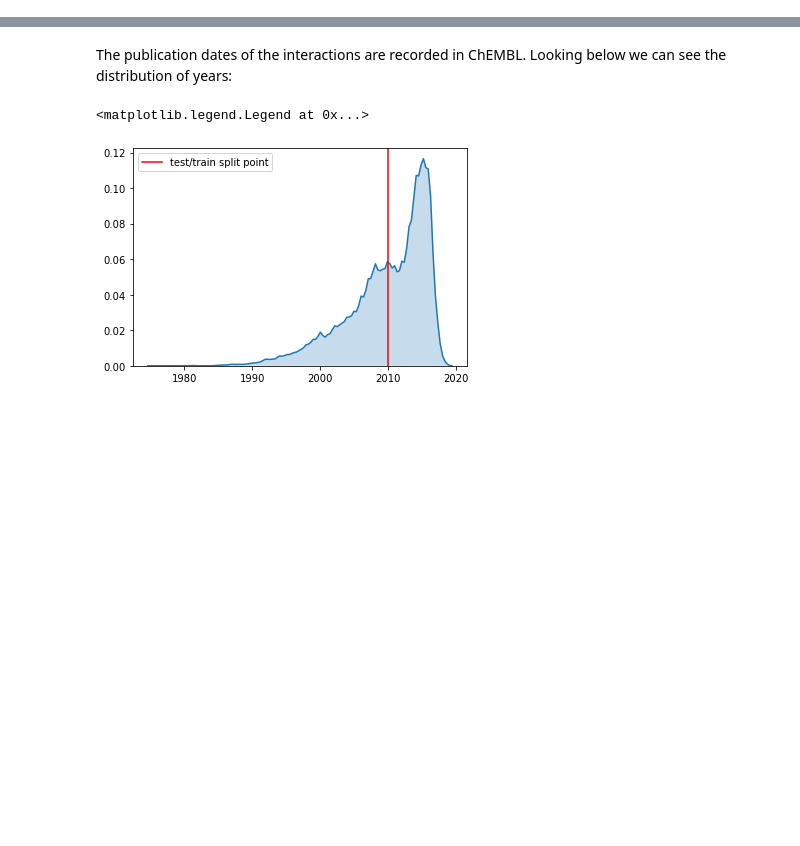
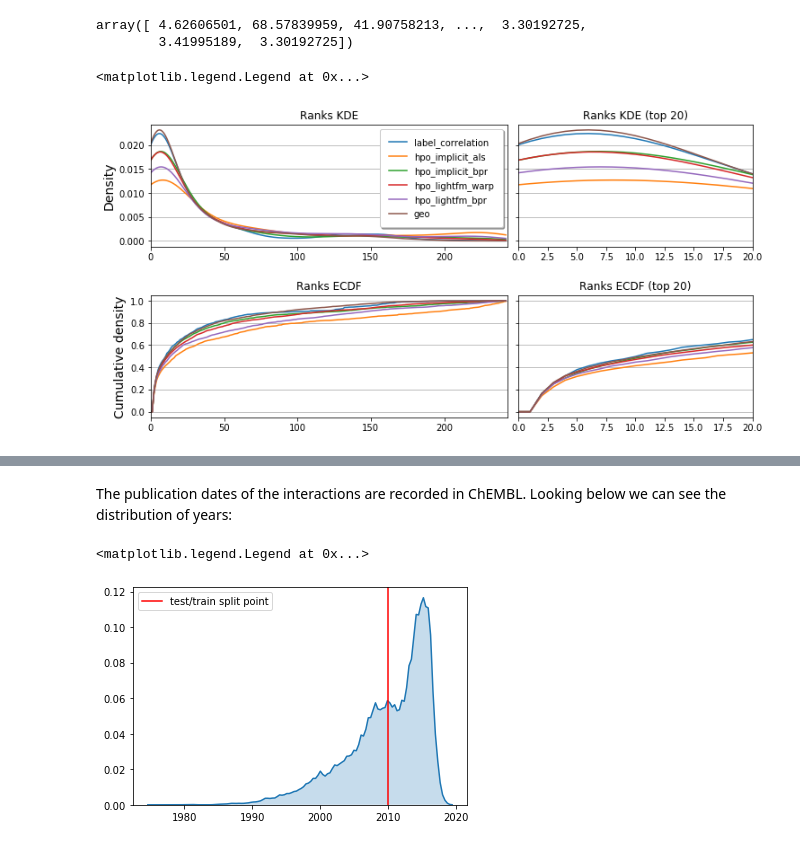
Before and after one commit to ljmartin/molrec, a Jupyter notebook: time_split/code_scrapbook.ipynb, the cells around one changed output, grey strips where cells are left out. Cells and saved outputs as stored; diff of their text form; code cells hidden in the pictures; blank space fills up the shorter version.

```diff
--- a/time_split/code_scrapbook.ipynb
+++ b/time_split/code_scrapbook.ipynb
@@ -17,3 +36,70 @@ import utils
+# %%
+def calc_kde(ranks):
+    #kde:
+    density = gaussian_kde(ranks)
+    xs = np.linspace(0,243,243)
+    density.covariance_factor= lambda : 0.25
+    density._compute_covariance()
+    return density(xs)
+
+def calc_ecdf(ranks):
+    ecdf = [(ranks<i).sum()/len(ranks) for i in range(0, 243)]
+    return ecdf
+# %%
+geometric_average_ranks = np.power(ranks[0]*ranks[2] * ranks[3], 1/3)
+# %%
+geometric_average_ranks
+# %% [output]
+array([ 4.62606501, 68.57839959, 41.90758213, ...,  3.30192725,
+        3.41995189,  3.30192725])
+# %%
+fig = plt.figure(figsize=(12,6))
+grid = plt.GridSpec(2, 5, wspace=0.1, hspace=0.4)
+ax1 = fig.add_subplot(grid[0, :3])
+ax2 = fig.add_subplot(grid[0, 3:])
+ax3 = fig.add_subplot(grid[1, :3])
+ax4 = fig.add_subplot(grid[1, 3:]);
+ax = [ax1, ax2, ax3, ax4]
+for name in filenames:
+    ra = np.load(name+'.npy')
+    kde = calc_kde(ra)
+    ecdf = calc_ecdf(ra)
+    ax1.plot(kde, label=name)
+    ax2.plot(kde, label=name)
+    ax3.plot(ecdf, label=name)
+    ax4.plot(ecdf, label=name)
+
+kde = calc_kde(geometric_average_ranks)
+ecdf = calc_ecdf(geometric_average_ranks)
+ax1.plot(kde, label='geo')
+ax2.plot(kde, label='geo')
+ax3.plot(ecdf, label='geo')
+ax4.plot(ecdf, label='gep')
+
+ax1.set_xlim(0,243)
+ax1.set_title('Ranks KDE')
+ax1.set_ylabel('Density', fontsize=14)
+ax1.yaxis.grid()
+
+ax2.set_xlim(0,20)
+ax2.set_title('Ranks KDE (top 20)')
+ax2.yaxis.grid()
+
+ax3.set_xlim(0,243)
+ax3.set_title('Ranks ECDF')
+ax3.set_ylabel('Cumulative density', fontsize=14)
+ax3.yaxis.grid()
+
+ax4.set_xlim(0,20)
+ax4.set_title('Ranks ECDF (top 20)')
+ax4.yaxis.grid()
+
+plt.setp(ax2.get_yticklabels(), visible=False)
+plt.setp(ax4.get_yticklabels(), visible=False)
+ax1.legend(fancybox=True, framealpha=1, shadow=True, borderpad=1)
+# %% [output]
+<matplotlib.legend.Legend at 0x...>
+[figure, added]
 # %%
 filenames = ['hpo_implicit_als', 'hpo_implicit_bpr',
              'hpo_lightfm_warp', 'hpo_lightfm_bpr']
```
Also changed, not shown: parts of 22 cells of this notebook, 15 other files.
